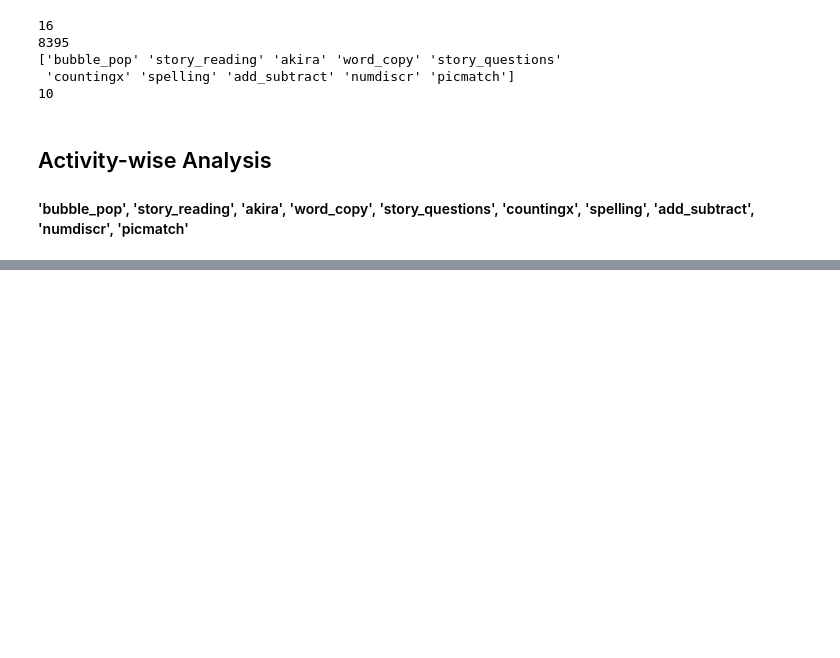
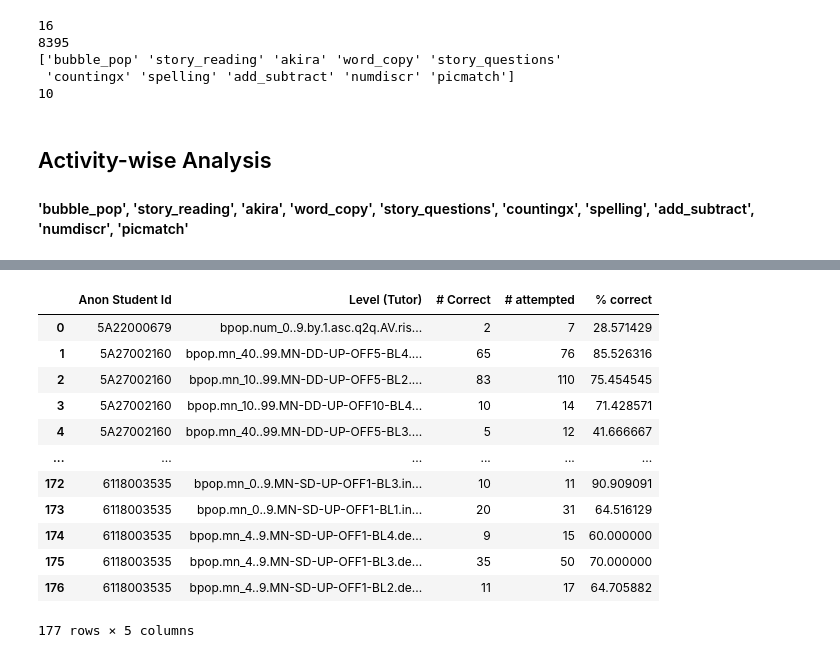
Before and after one commit to jithendaraa/RoboTutor-Analysis, a Jupyter notebook: analysis.ipynb, the cells around one changed output, grey strips where cells are left out. Saved outputs shown, nothing was run; the diff lists cells and outputs as text; code cells hidden in the pictures; blank space fills up the shorter version.

```diff
--- a/analysis.ipynb
+++ b/analysis.ipynb
@@ -109,0 +256,27 @@ picmatch_df = df[df['Level (Tutor Name)'] == 'picmatch']
+# %%
+map_student_to_perf = dict(key_value)
+# %%
+result_df = None
+
+for student_id in bpop_math_students:
+#     map_student_to_perf[student_id] is a pandas dataframe
+    if result_df is None:
+        result_df = map_student_to_perf[student_id]
+    else:
+        result_df = result_df.append(map_student_to_perf[student_id], ignore_index=True)
+
+result_df
+# %% [output]
+|  | Anon Student Id | Level (Tutor) | # Correct | # attempted | % correct |
+| 0 | 5A22000679 | bpop.num_0..9.by.1.asc.q2q.AV.ris... | 2 | 7 | 28.571429 |
+| 1 | 5A27002160 | bpop.mn_40..99.MN-DD-UP-OFF5-BL4.... | 65 | 76 | 85.526316 |
+| 2 | 5A27002160 | bpop.mn_10..99.MN-DD-UP-OFF5-BL2.... | 83 | 110 | 75.454545 |
+| 3 | 5A27002160 | bpop.mn_10..99.MN-DD-UP-OFF10-BL4... | 10 | 14 | 71.428571 |
+| 4 | 5A27002160 | bpop.mn_40..99.MN-DD-UP-OFF5-BL3.... | 5 | 12 | 41.666667 |
+| ... | ... | ... | ... | ... | ... |
+| 172 | 6118003535 | bpop.mn_0..9.MN-SD-UP-OFF1-BL3.in... | 10 | 11 | 90.909091 |
+| 173 | 6118003535 | bpop.mn_0..9.MN-SD-UP-OFF1-BL1.in... | 20 | 31 | 64.516129 |
+| 174 | 6118003535 | bpop.mn_4..9.MN-SD-UP-OFF1-BL4.de... | 9 | 15 | 60.000000 |
+| 175 | 6118003535 | bpop.mn_4..9.MN-SD-UP-OFF1-BL3.de... | 35 | 50 | 70.000000 |
+| 176 | 6118003535 | bpop.mn_4..9.MN-SD-UP-OFF1-BL2.de... | 11 | 17 | 64.705882 |
+177 rows × 5 columns
```
Also changed, not shown: parts of 8 cells of this notebook, 1 other file.
